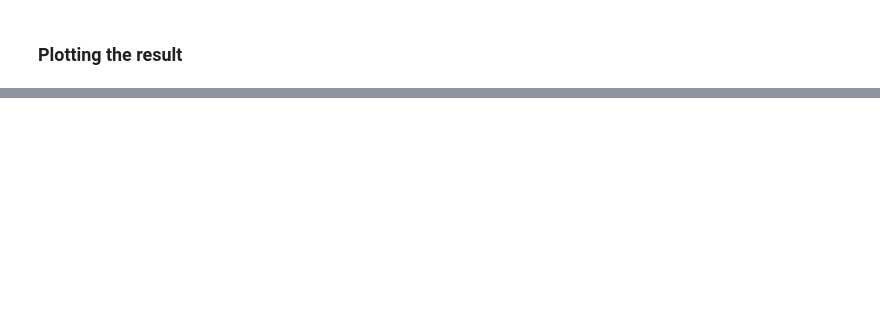
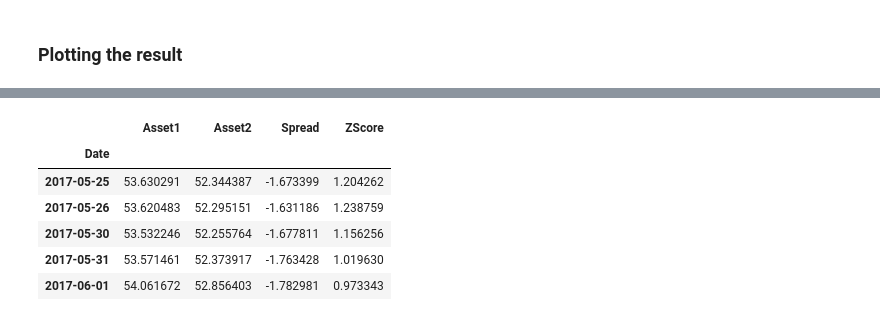
Before and after one commit to benchov/Machine_Learning_for_Trading_Knowledge, a Jupyter notebook: K_Means.ipynb, the cells around one changed output, grey strips where cells are left out. Saved outputs shown, nothing was run; the diff lists cells and outputs as text; code cells hidden in the pictures; blank space fills up the shorter version.

```diff
--- a/K_Means.ipynb
+++ b/K_Means.ipynb
@@ -282,0 +319,22 @@ plt.show()
+# %%
+# Save Data
+capped = []
+for z in z_score:
+    z = 6 if z > 6 else z
+    z = -6 if z <-6 else z
+    capped.append(z)
+df_save = data[[asset_1, asset_2]].copy()
+df_save["Spread"] = spread
+df_save["ZScore"] = capped
+df_save.dropna(inplace=True)
+df_save.columns = ["Asset1", "Asset2", "Spread", "ZScore"]
+df_save.to_csv("pair_trade.csv")
+df_save.head()
+# %% [output]
+|  | Asset1 | Asset2 | Spread | ZScore |
+| Date |  |  |  |  |
+| 2017-05-25 | 53.630291 | 52.344387 | -1.673399 | 1.204262 |
+| 2017-05-26 | 53.620483 | 52.295151 | -1.631186 | 1.238759 |
+| 2017-05-30 | 53.532246 | 52.255764 | -1.677811 | 1.156256 |
+| 2017-05-31 | 53.571461 | 52.373917 | -1.763428 | 1.019630 |
+| 2017-06-01 | 54.061672 | 52.856403 | -1.782981 | 0.973343 |
```
Also changed, not shown: parts of 13 cells of this notebook.
